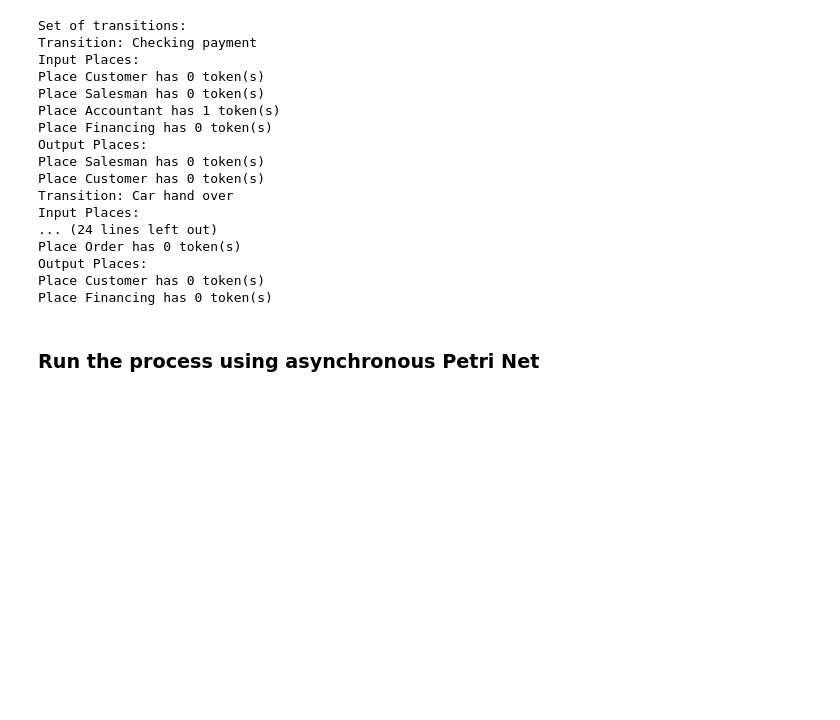
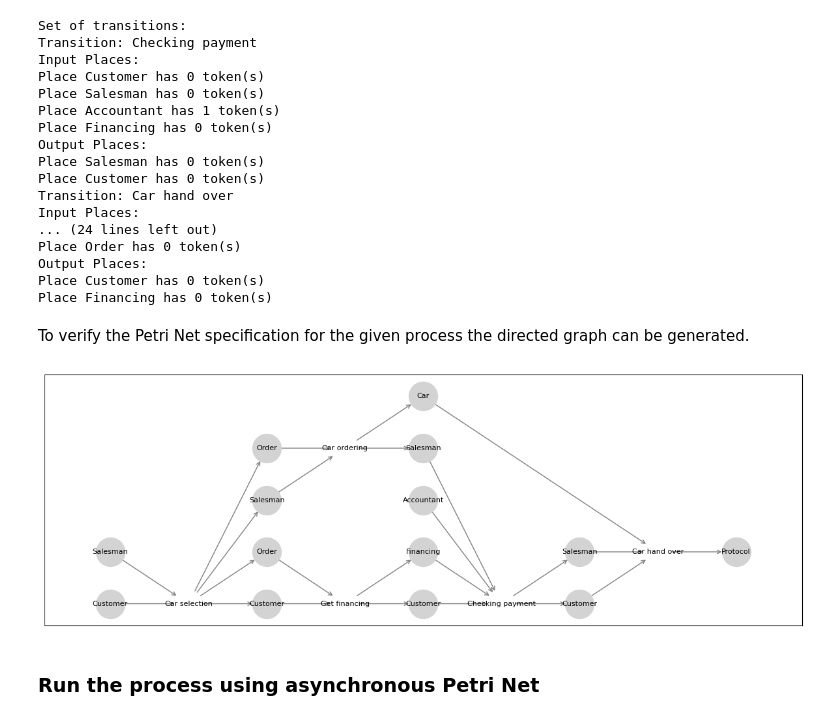
Before and after one commit to ivondrak/PetriNet, a Jupyter notebook: car_sale.ipynb, the cells around one changed output. Saved outputs shown, nothing was run; the diff lists cells and outputs as text; code cells hidden in the pictures; blank space fills up the shorter version.

Commit message:
Jupyter notebook updated with the graph implementation

```diff
--- a/car_sale.ipynb
+++ b/car_sale.ipynb
@@ -108,6 +109,25 @@ Place Order has 0 token(s)
 Output Places:
 Place Customer has 0 token(s)
 Place Financing has 0 token(s)
+# %% [markdown]
+To verify the Petri Net specification for the given process the directed graph can be generated.
+# %%
+g_places = [GPlace(p00, 1, 1), GPlace(p10, 1, 2),
+            GPlace(p01, 3, 1), GPlace(p20, 3, 2), GPlace(p11, 3, 3), GPlace(p21, 3, 4),
+            GPlace(p02, 5, 1), GPlace(p50, 5, 2), GPlace(p40, 5, 3), GPlace(p12, 5, 4), GPlace(p60, 5, 5),
+            GPlace(p03, 7, 1), GPlace(p13, 7, 2),
+            GPlace(p70, 9, 2)]
+
+g_transitions = [GTransition(car_selection, 2, 1),
+                GTransition(get_financing, 4, 1),
+                GTransition(car_ordering, 4, 4),
+                GTransition(checking_payment, 6, 1),
+                GTransition(car_hand_over, 8, 2)]
+
+png = PetriNetGraph(g_places, g_transitions)
+png.draw_graph()
+# %% [output]
+[figure, added]
 # %% [markdown]
 ### Run the process using asynchronous Petri Net
 # %%
```
Also changed, not shown: parts of 1 cell of this notebook, 2 other files.
